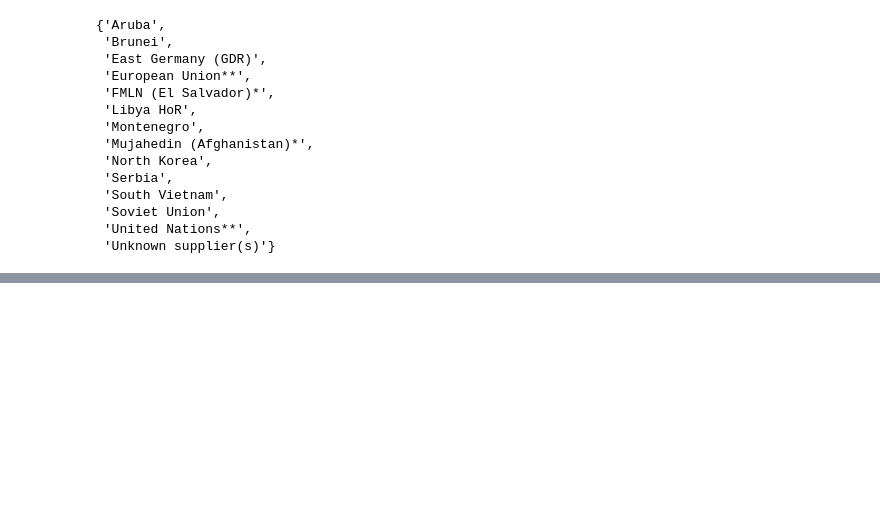
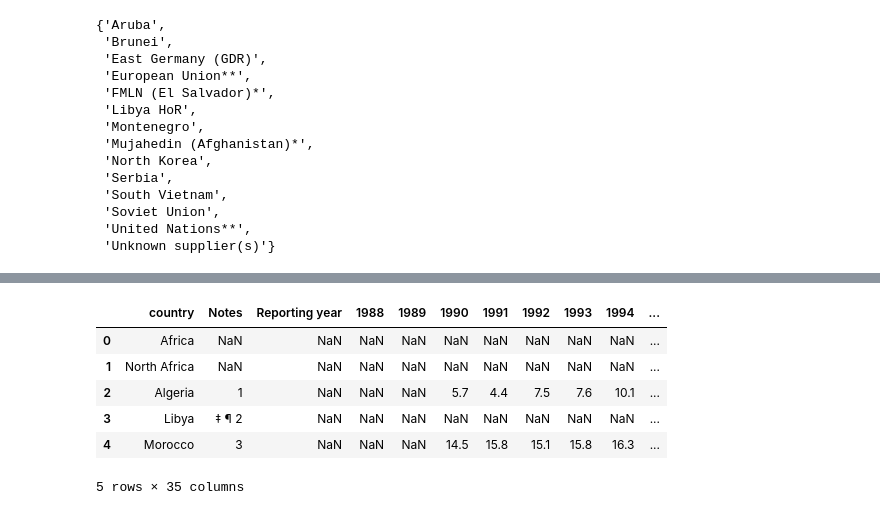
Before and after one commit to epfl-ada/ada-2020-project-milestone-p3-p3_cadastrophe, a Jupyter notebook: Data_Exploration.ipynb, the cells around one changed output, grey strips where cells are left out. Cells and saved outputs as stored; diff of their text form; code cells hidden in the pictures; blank space fills up the shorter version.

```diff
--- a/Data_Exploration.ipynb
+++ b/Data_Exploration.ipynb
@@ -487,0 +533,31 @@ sambanis[["year", "warstds", "popdense", "country", "trade",
+# %%
+df_milexp_spe = pd.read_csv("SIPRI_Milex_shareGovtspend_1949_2019.csv",
+                            skiprows=7,
+                            sep="\t")
+
+#remove the footer
+df_milexp_spe.drop(index=df_milexp_spe.index[-7:], inplace=True)
+
+#replace the xxx (country did not exist at this time) and .. (data unavailable)
+df_milexp_spe.replace(["xxx",". .", '#VALUE!'], np.NaN, inplace=True)
+
+#remove the % sign and convert to float
+year_cols = df_milexp_spe.columns[3:]
+for i in year_cols:
+    df_milexp_spe[i] = df_milexp_spe[i].str.rstrip('%').astype('float')
+
+#lowercase the "Country" column
+df_milexp_spe.rename(columns={"Country":"country"}, inplace=True)
+
+#convert the countries' name (to sambanis convention)
+df_milexp_spe["country"].replace(to_replace=dic_country_conv, inplace=True)
+
+df_milexp_spe.head()
+# %% [output]
+|  | country | Notes | Reporting year | 1988 | 1989 | 1990 | 1991 | 1992 | 1993 | 1994 | ... |
+| 0 | Africa | NaN | NaN | NaN | NaN | NaN | NaN | NaN | NaN | NaN | ... |
+| 1 | North Africa | NaN | NaN | NaN | NaN | NaN | NaN | NaN | NaN | NaN | ... |
+| 2 | Algeria | 1 | NaN | NaN | NaN | 5.7 | 4.4 | 7.5 | 7.6 | 10.1 | ... |
+| 3 | Libya | ‡ ¶ 2 | NaN | NaN | NaN | NaN | NaN | NaN | NaN | NaN | ... |
+| 4 | Morocco | 3 | NaN | NaN | NaN | 14.5 | 15.8 | 15.1 | 15.8 | 16.3 | ... |
+5 rows × 35 columns
```
Also changed, not shown: parts of 13 cells of this notebook, 3 other files.
